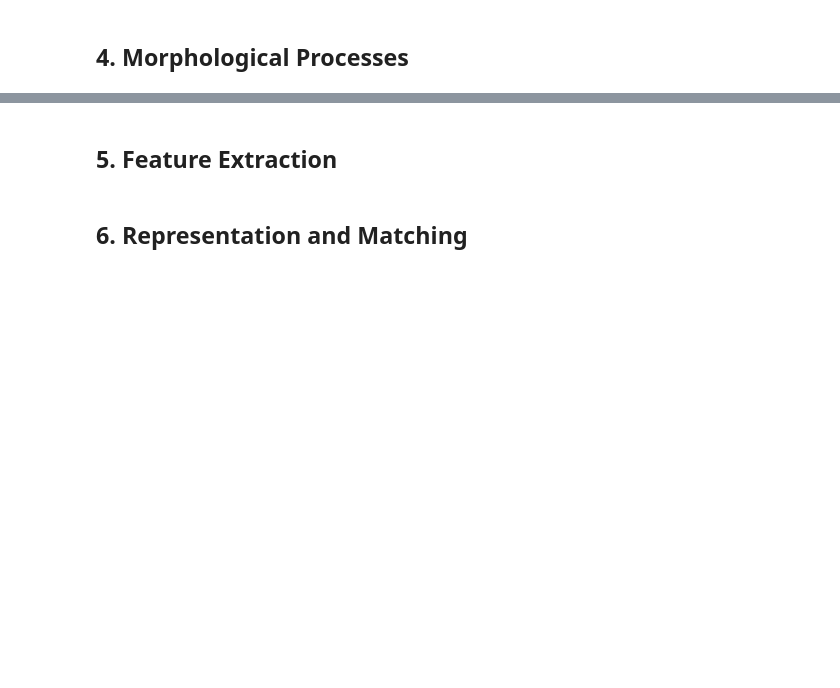
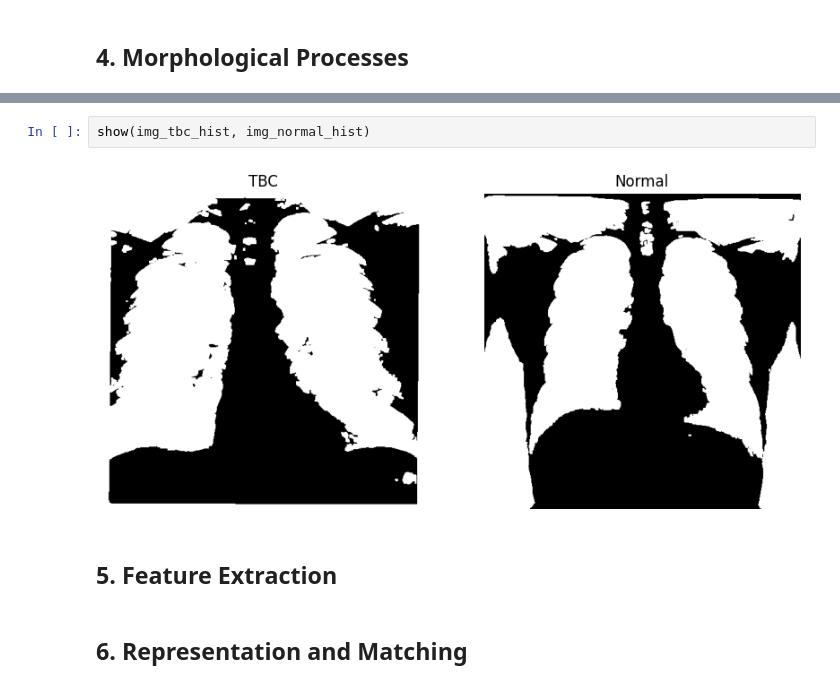
Before and after one commit to Plumz17/PCD_FinalProject, a Jupyter notebook: PCD_FinalProject.ipynb, the cells around one changed output, grey strips where cells are left out. Saved outputs shown, nothing was run; the diff lists cells and outputs as text; blank space fills up the shorter version.

```diff
--- a/PCD_FinalProject.ipynb
+++ b/PCD_FinalProject.ipynb
@@ -216,3 +271,7 @@ show(img_tbc_hist, img_normal_hist)
+# %%
+show(img_tbc_hist, img_normal_hist)
+# %% [output]
+[figure, added]
 # %% [markdown]
 ## 5. Feature Extraction
 # %% [markdown]
```
Also changed, not shown: parts of 13 cells of this notebook.
